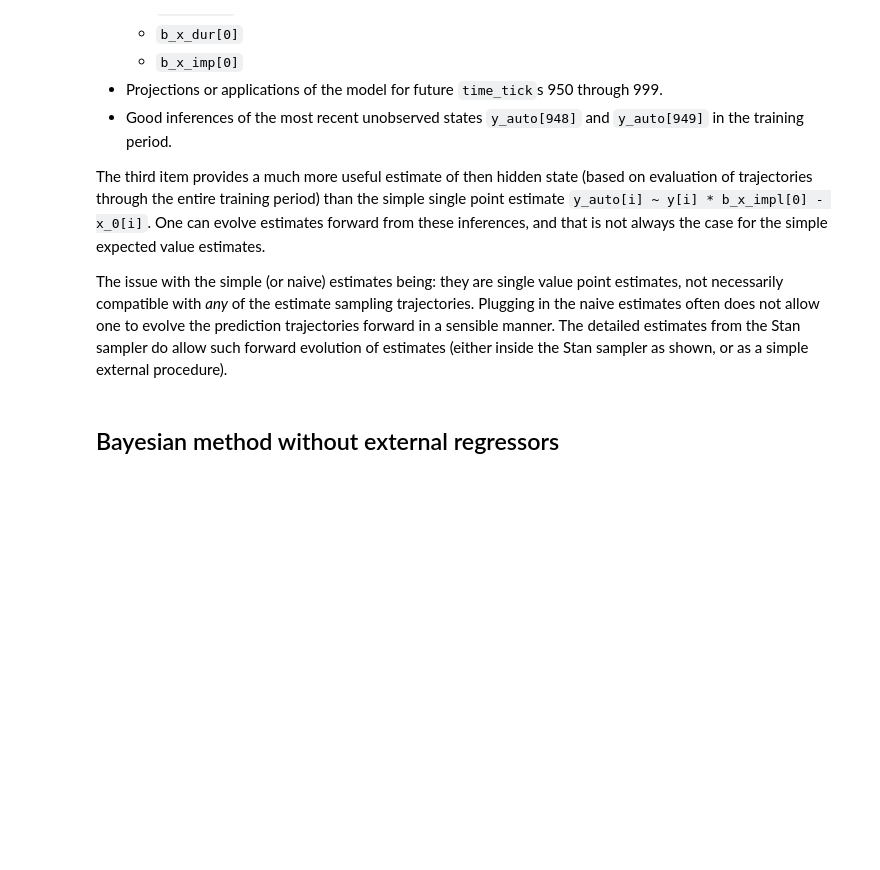
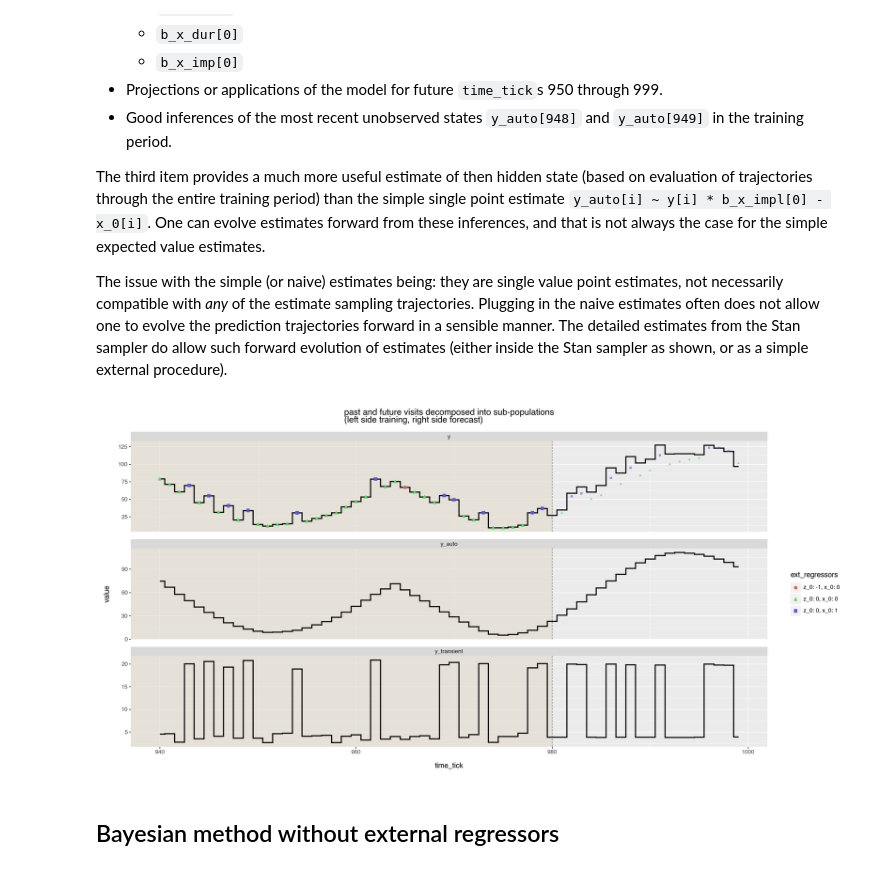
Before and after one commit to WinVector/Examples, a Jupyter notebook: TimeSeries/Stan_soln.ipynb, the cells around one changed output. Saved outputs shown, nothing was run; the diff lists cells and outputs as text; code cells hidden in the pictures; blank space fills up the shorter version.

Commit message:
plot decomposition graph

```diff
--- a/TimeSeries/Stan_soln.ipynb
+++ b/TimeSeries/Stan_soln.ipynb
@@ -365,3 +410,41 @@ The issue with the simple (or naive) estimates being: they are single value poin
+# %%
+idx0 = d_train.shape[0] - 2 * d_test.shape[0]
+d_actuals_train = d_train.loc[:, ['time_tick', 'y', 'ext_regressors']].reset_index(drop=True, inplace=False)
+d_actuals_train['variable'] = 'y'
+d_actuals_test = d_test.loc[:, ['time_tick', 'y', 'ext_regressors']].reset_index(drop=True, inplace=False)
+d_actuals_test['variable'] = 'y'
+(
+    ggplot(
+        data=history_plot.loc[history_plot['time_tick'] >= idx0, :],
+        mapping=aes(x='time_tick', y='value')
+    )
+    + annotate(
+        "rect",
+        xmin=-np.inf,
+        xmax=d_train.shape[0],
+        ymin=-np.inf,
+        ymax=np.inf,
+        alpha=0.5,
+        fill='#e0d7c6',
+    )
+    + facet_wrap('variable', ncol=1, scales='free_y')
+    + geom_step(direction="mid", size=1)
+    + geom_vline(xintercept=d_train.shape[0], alpha=0.5, linetype='dashed')
+    + geom_point(
+        data=d_actuals_train.loc[d_actuals_train['time_tick'] >= idx0, :],
+        mapping=aes(x='time_tick', y='y', color='ext_regressors', shape='ext_regressors'),
+        size=2,
+    )
+    + geom_point(
+        data=d_actuals_test.loc[d_actuals_test['time_tick'] >= idx0, :],
+        mapping=aes(x='time_tick', y='y', color='ext_regressors', shape='ext_regressors'),
+        size=1,
+        alpha=0.5,
+    )
+    + ggtitle('past and future visits decomposed into sub-populations\n(left side training, right side forecast)')
+)
+# %% [output]
+[figure, added]
 # %% [markdown]
 ## Bayesian method without external regressors
 # %% [markdown]
```
Also changed, not shown: parts of 16 cells of this notebook.
